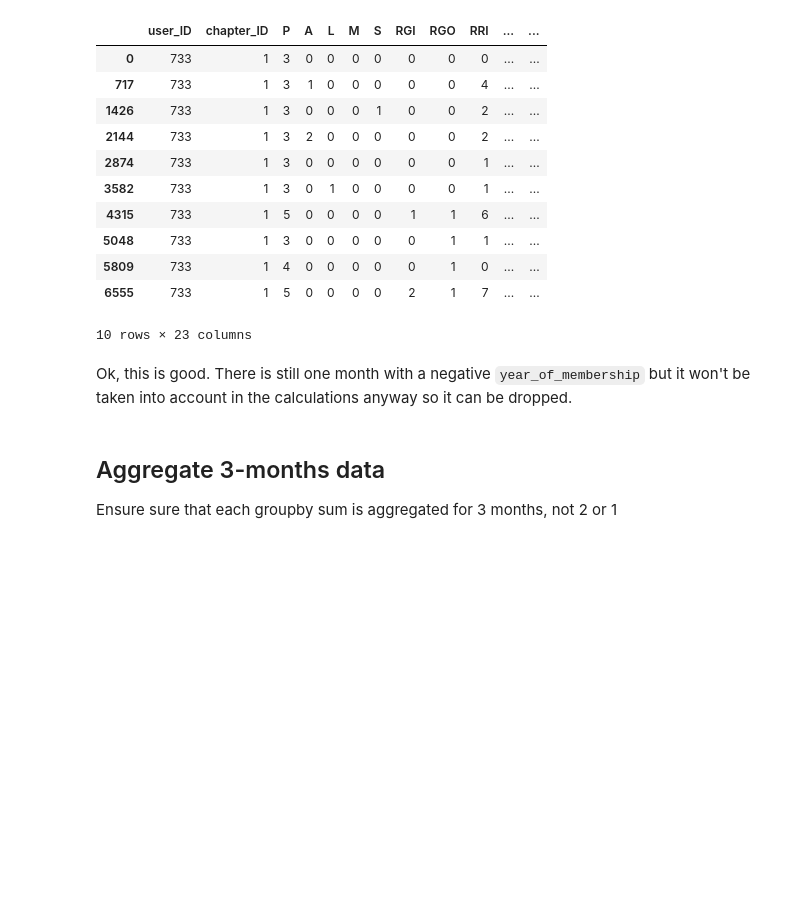
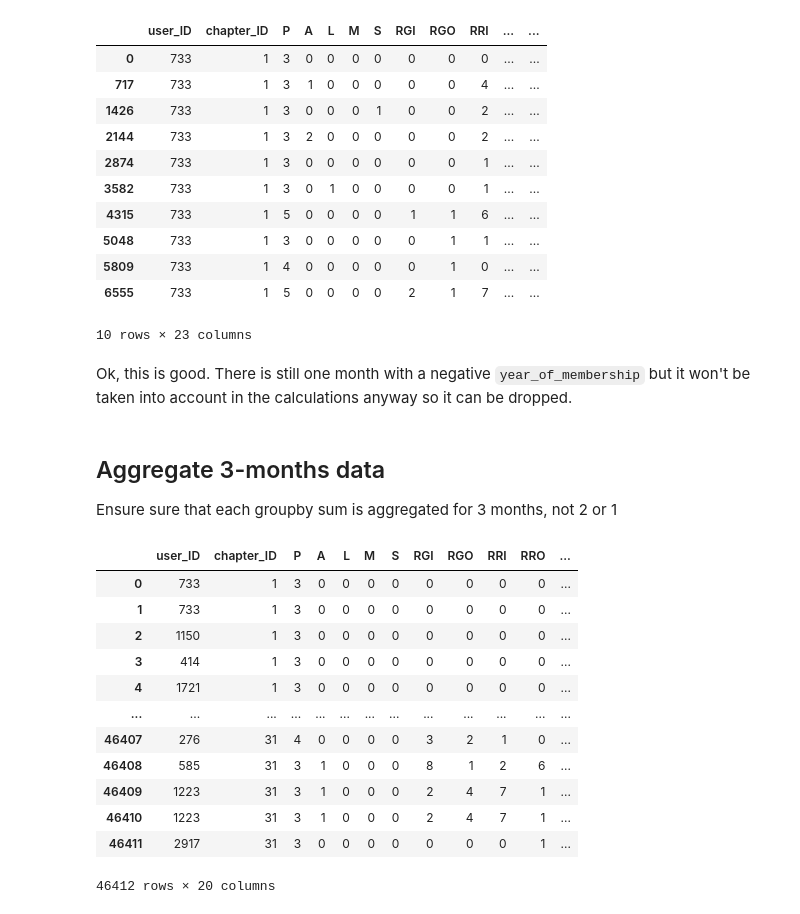
Before and after one commit to ricnorr/bachelor_thesis, a Jupyter notebook: main_script.ipynb, the cells around one changed output. Saved outputs shown, nothing was run; the diff lists cells and outputs as text; code cells hidden in the pictures; blank space fills up the shorter version.

```diff
--- a/main_script.ipynb
+++ b/main_script.ipynb
@@ -729,6 +673,22 @@
 # %% [markdown]
 ## Aggregate 3-months data
 Ensure sure that each groupby sum is aggregated for 3 months, not 2 or 1
+# %%
+df_master
+# %% [output]
+|  | user_ID | chapter_ID | P | A | L | M | S | RGI | RGO | RRI | RRO | ... |
+| 0 | 733 | 1 | 3 | 0 | 0 | 0 | 0 | 0 | 0 | 0 | 0 | ... |
+| 1 | 733 | 1 | 3 | 0 | 0 | 0 | 0 | 0 | 0 | 0 | 0 | ... |
+| 2 | 1150 | 1 | 3 | 0 | 0 | 0 | 0 | 0 | 0 | 0 | 0 | ... |
+| 3 | 414 | 1 | 3 | 0 | 0 | 0 | 0 | 0 | 0 | 0 | 0 | ... |
+| 4 | 1721 | 1 | 3 | 0 | 0 | 0 | 0 | 0 | 0 | 0 | 0 | ... |
+| ... | ... | ... | ... | ... | ... | ... | ... | ... | ... | ... | ... | ... |
+| 46407 | 276 | 31 | 4 | 0 | 0 | 0 | 0 | 3 | 2 | 1 | 0 | ... |
+| 46408 | 585 | 31 | 3 | 1 | 0 | 0 | 0 | 8 | 1 | 2 | 6 | ... |
+| 46409 | 1223 | 31 | 3 | 1 | 0 | 0 | 0 | 2 | 4 | 7 | 1 | ... |
+| 46410 | 1223 | 31 | 3 | 1 | 0 | 0 | 0 | 2 | 4 | 7 | 1 | ... |
+| 46411 | 2917 | 31 | 3 | 0 | 0 | 0 | 0 | 0 | 0 | 0 | 1 | ... |
+46412 rows × 20 columns
 # %%
 df_3_months = df_master.copy()
 
```
Also changed, not shown: parts of 12 cells of this notebook, 5 other files.
